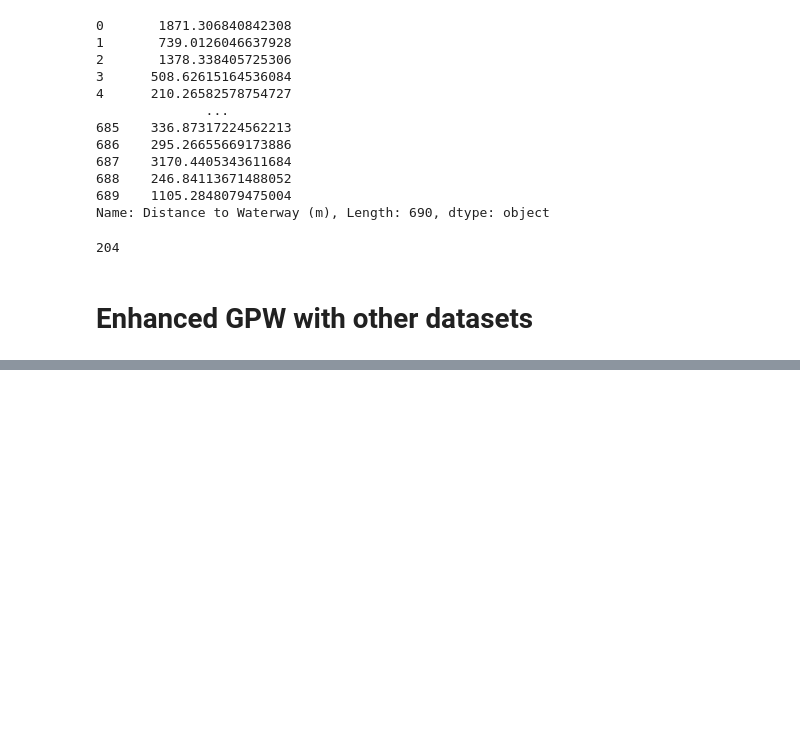
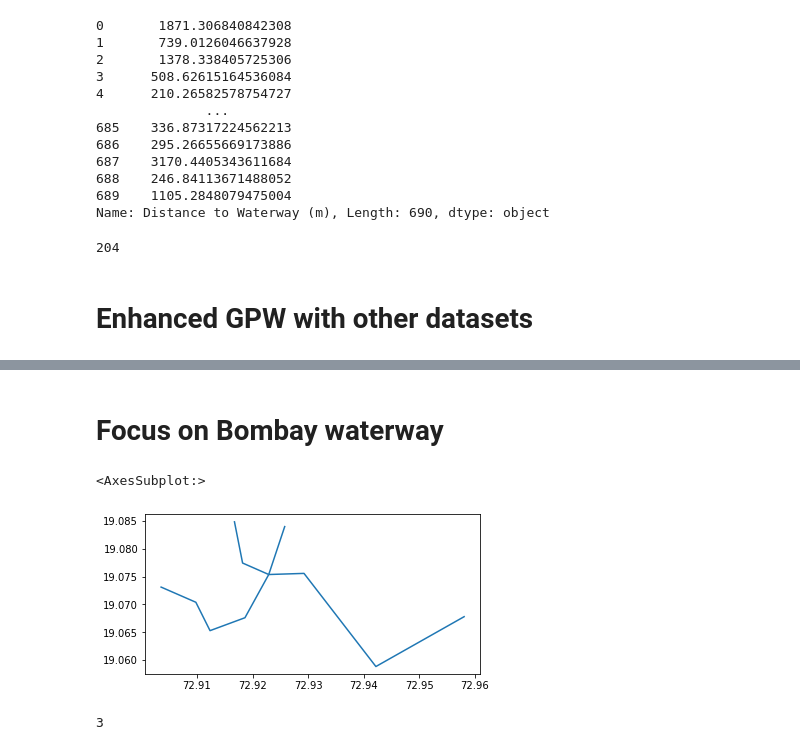
Before and after one commit to onyd/xylem-challenge, a Jupyter notebook: waste_site_filtering.ipynb, the cells around one changed output, grey strips where cells are left out. Cells and saved outputs as stored; diff of their text form; code cells hidden in the pictures; blank space fills up the shorter version.

Commit message:
add: Bombay waterway analysis

```diff
--- a/waste_site_filtering.ipynb
+++ b/waste_site_filtering.ipynb
@@ -74,0 +98,25 @@ cross_df.head()
+# %% [markdown]
+# Focus on Bombay waterway
+# %%
+# Chosen waterway approximative geo-data
+waterway_main = LineString([(19.067845, 72.958174), (19.058813, 72.942188), (19.075562, 72.929260), (19.075361, 72.922918)])
+waterway_finger1 = LineString([(19.075361, 72.922918), (19.084108, 72.925831)])
+waterway_finger2 = LineString([(19.075361, 72.922918), (19.077426, 72.918214), (19.084969, 72.916728)])
+waterway_finger3 = LineString([(19.075361, 72.922918), (19.067589, 72.918639), (19.065266, 72.912358), (19.070371, 72.909809), (19.073153, 72.903436)])
+
+waterway = MultiLineString([waterway_main, waterway_finger1, waterway_finger2, waterway_finger3])
+waterway = transform(lambda x, y: (y, x), waterway)
+# %%
+df = gpd.GeoDataFrame(gpd.GeoSeries(waterway), columns=['geometry'])
+# %%
+df.plot()
+# %% [output]
+<AxesSubplot:>
+[figure, added]
+# %%
+# Keeping all sites nearby
+cross_df['waterway dist'] = cross_df.distance(waterway)
+waterway_df = cross_df[cross_df['waterway dist'] <= 0.01]
+len(waterway_df)
+# %% [output]
+3
```
Also changed, not shown: parts of 6 cells of this notebook, 1 other file.
